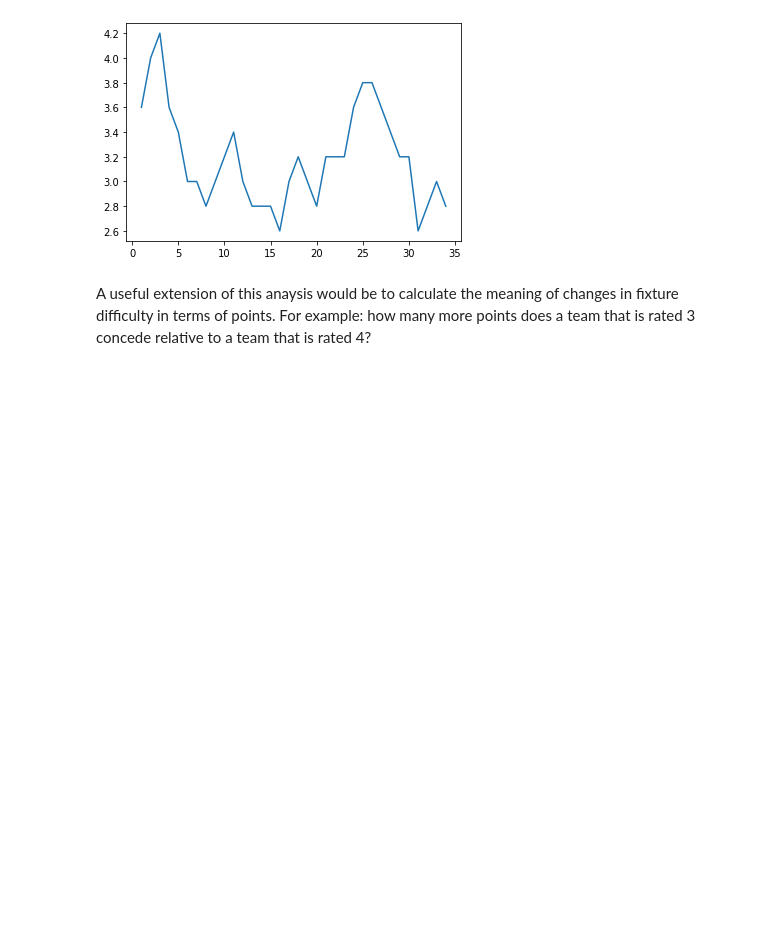
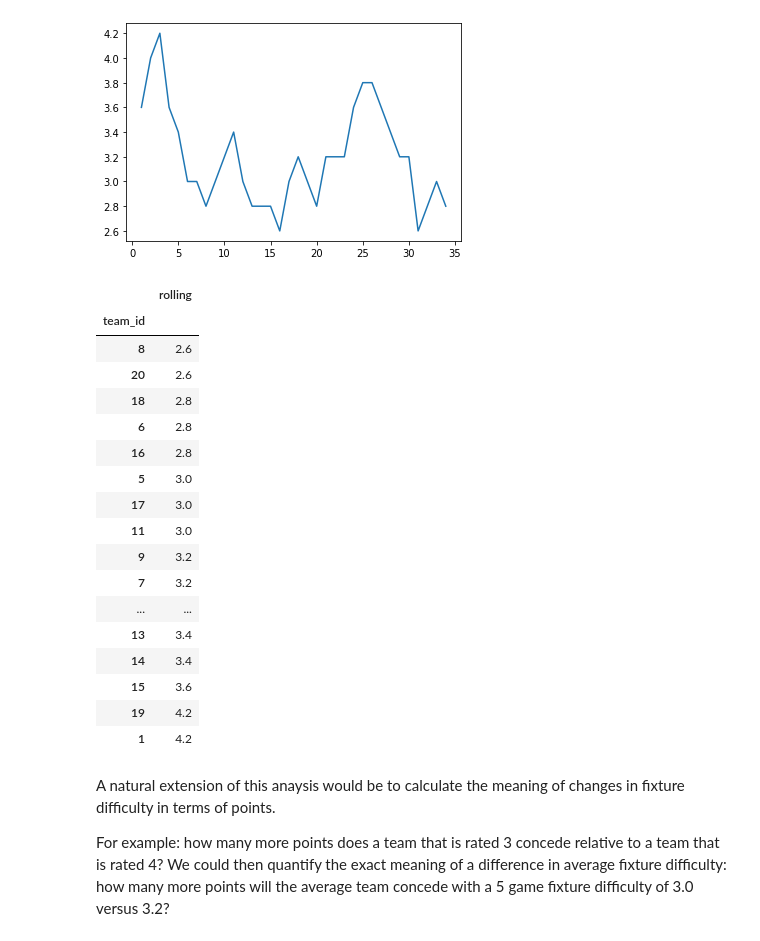
Before and after one commit to calumrussell/fpl, a Jupyter notebook: FPL_fix.ipynb, the cells around one changed output. Cells and saved outputs as stored; diff of their text form; code cells hidden in the pictures; blank space fills up the shorter version.

```diff
--- a/FPL_fix.ipynb
+++ b/FPL_fix.ipynb
@@ -127,5 +145,31 @@ plt.plot(
 plt.show()
 # %% [output]
 [figure]
+# %%
+##And, we can select for any gameweek
+
+gw = rolling_fixture_difficulty[rolling_fixture_difficulty['gw'] == 3].sort_values('rolling')[['rolling', 'team_id']]
+gw.set_index('team_id')
+# %% [output]
+|  | rolling |
+| team_id |  |
+| 8 | 2.6 |
+| 20 | 2.6 |
+| 18 | 2.8 |
+| 6 | 2.8 |
+| 16 | 2.8 |
+| 5 | 3.0 |
+| 17 | 3.0 |
+| 11 | 3.0 |
+| 9 | 3.2 |
+| 7 | 3.2 |
+| ... | ... |
+| 13 | 3.4 |
+| 14 | 3.4 |
+| 15 | 3.6 |
+| 19 | 4.2 |
+| 1 | 4.2 |
 # %% [markdown]
-A useful extension of this anaysis would be to calculate the meaning of changes in fixture difficulty in terms of points. For example: how many more points does a team that is rated 3 concede relative to a team that is rated 4?
+A natural extension of this anaysis would be to calculate the meaning of changes in fixture difficulty in terms of points.
+
+For example: how many more points does a team that is rated 3 concede relative to a team that is rated 4? We could then quantify the exact meaning of a difference in average fixture difficulty: how many more points will the average team concede with a 5 game fixture difficulty of 3.0 versus 3.2?
```
Also changed, not shown: parts of 6 cells of this notebook.
